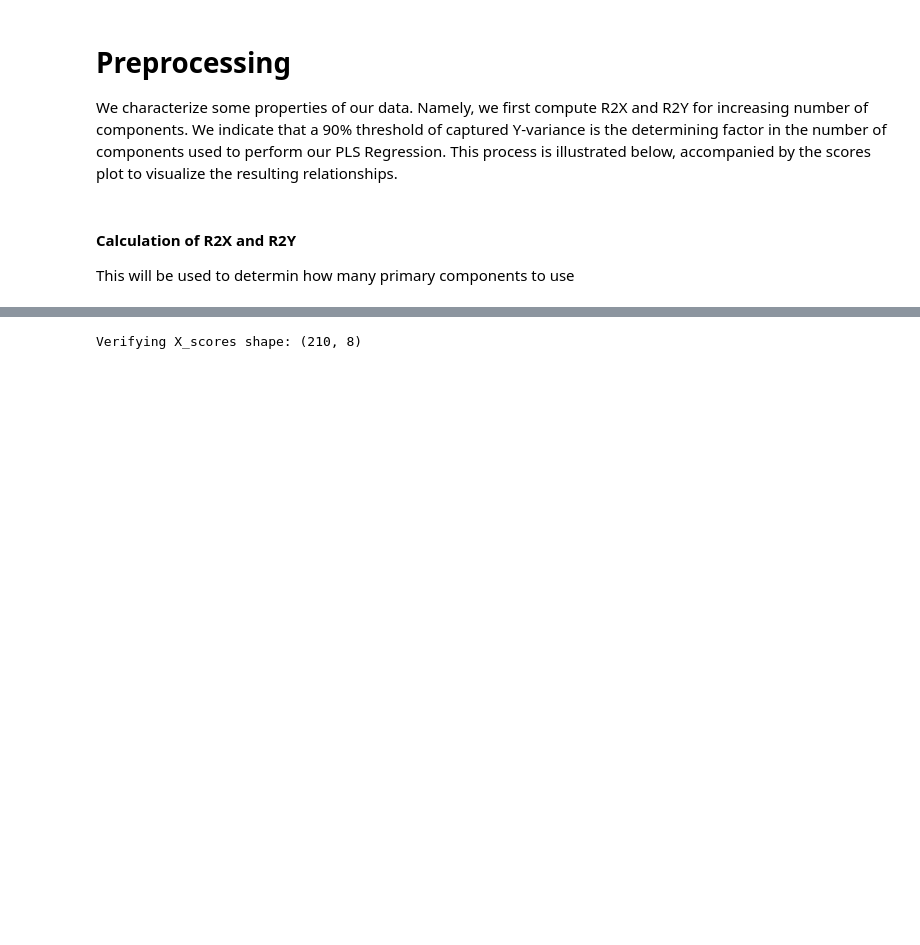
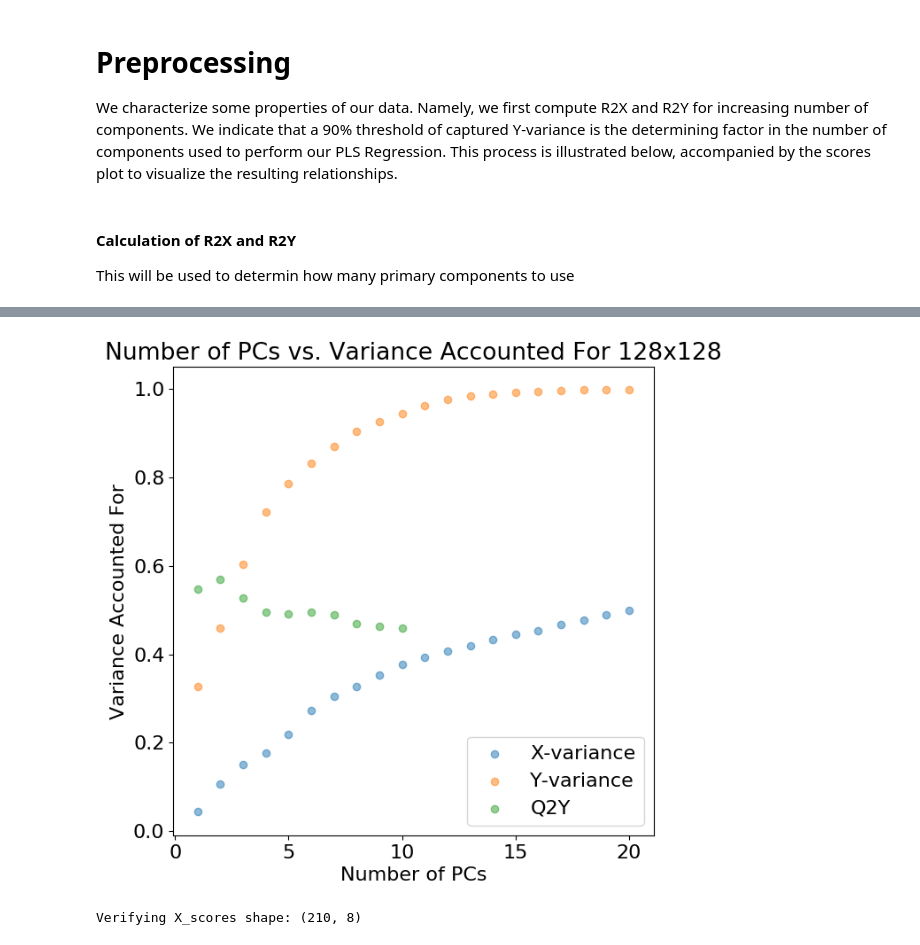
Before and after one commit to chiaramooney/ml-plsda-classification, a Jupyter notebook: PLSDA-cancer-classification-128.ipynb, the cells around one changed output, grey strips where cells are left out. Saved outputs shown, nothing was run; the diff lists cells and outputs as text; code cells hidden in the pictures; blank space fills up the shorter version.

```diff
--- a/PLSDA-cancer-classification-128.ipynb
+++ b/PLSDA-cancer-classification-128.ipynb
@@ -240 +244,24 @@ Number of components: 20, Q2Y: some number
+# %%
+# Plot results
+plt.figure(figsize =(7,7), dpi=100)
+plt.title("Number of PCs vs. Variance Accounted For {}x{}"
+         .format(IMAGE_DIM, IMAGE_DIM))
+plt.xlabel("Number of PCs")
+plt.ylabel("Variance Accounted For")
+plt.scatter(np.arange(1,max_pcs+1),
+            R2X_range,
+            label="X-variance",
+            alpha=0.5)
+plt.scatter(np.arange(1,max_pcs+1),
+            R2Y_range,
+            label="Y-variance",
+            alpha=0.5)
+plt.scatter(component_range,
+            q2y_range,
+            label="Q2Y",
+            alpha=0.5)
+plt.legend()
+plt.show()
+# %% [output]
+[figure, added]
 # %%
```
Also changed, not shown: parts of 15 cells of this notebook, 5 other files.
